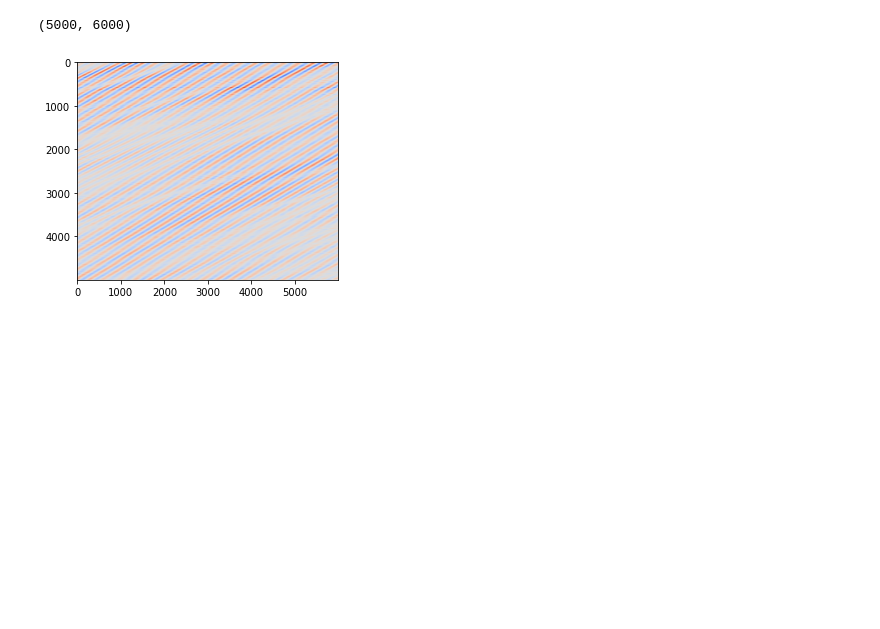
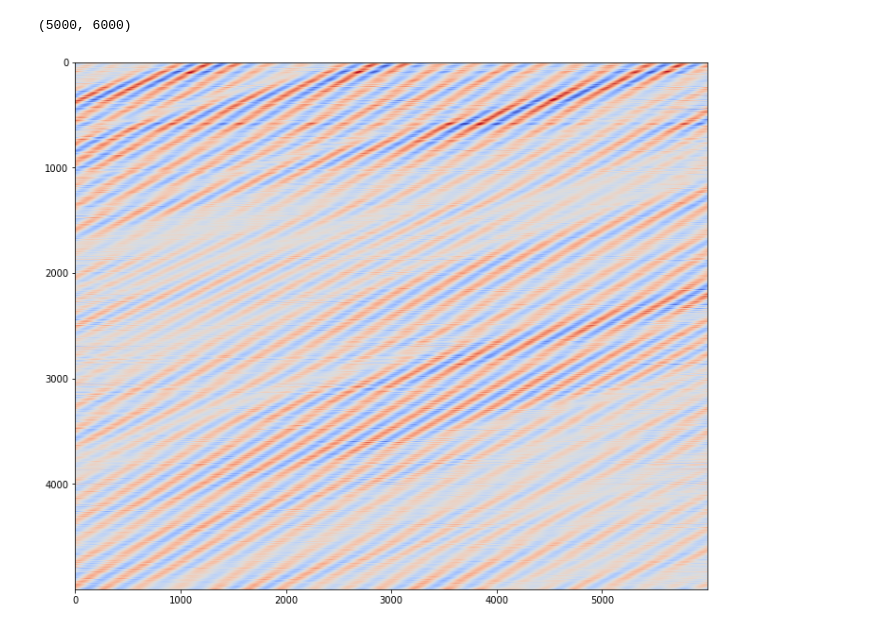
Before and after one commit to Laurd11/sindy-das-new, a Jupyter notebook: final_model_ensemble.ipynb, the cells around one changed output. Cells and saved outputs as stored; diff of their text form; code cells hidden in the pictures; blank space fills up the shorter version.

```diff
--- a/final_model_ensemble.ipynb
+++ b/final_model_ensemble.ipynb
@@ -117,7 +188,10 @@ printEnsemble(h_U, feats,median=True)
 # %%
 hh =np.load("/home/ldoyle/notebooks/ensembleSINDyArrays_50/2021-11-01T2311_unfiltered_thresh_1.00E-01.npy")
 # %%
-working_dat = np.load("/home/ldoyle/notebooks/channel_drift_5_min_clips/rad_4_smoothed_decimated_normalized_5_min_start_South-C1-LR-95km-P1kHz-GL50m-SP2m-FS200Hz_2021-11-01T231114Z.npy")
+working_dat = np.load("/home/ldoyle/notebooks/channel_drift_5_min_clips/normalized_5_min_start_South-C1-LR-95km-P1kHz-GL50m-SP2m-FS200Hz_2021-11-01T231114Z.npy")[:,::10]
+# working_dat = np.load("/home/ldoyle/notebooks/channel_drift_5_min_clips/rad_4_smoothed_decimated_normalized_5_min_start_South-C1-LR-95km-P1kHz-GL50m-SP2m-FS200Hz_2021-11-01T232114Z.npy")
+# working_dat = np.load("/home/ldoyle/notebooks/channel_drift_5_min_clips/rad_10_smoothed_decimated_normalized_5_min_start_South-C1-LR-95km-P1kHz-GL50m-SP2m-FS200Hz_2021-11-01T231114Z.npy")
+
 scaler_val = np.std(working_dat)
 working_dat = working_dat/scaler_val
 # working_dat = working_dat.reshape(working_dat.shape[0],working_dat.shape[1],1)
@@ -142,12 +216,15 @@ working_dat.shape
 (5000, 6000)
 # %%
 # dudt = 0.6768 *ux + 0.3174* uxxx# + 0.0033 *(working_dat**2) * ux + 0.0489* (working_dat**2) *uxxx
-dudt = 0.6369 *ux + 0.3017 * uxxx  -0.0161  *(working_dat**2) * ux  + -0.0070 * (working_dat**2) *uxxx # the GOODIE
-# dudt = 0.9971 *ux  + 0.0827 * uxxx + 0.0636 * (working_dat**2) *uxxx
+# dudt = 0.6369  + 0.3017 * uxxx  -0.0161  *(working_dat**2) * ux  + -0.0070 * (working_dat**2) *uxxx # the GOODIE
+# dudt = 0.6369 *ux + 0.3017 * uxxx
+# dudt = 0.713190 *ux + 0.343974 *uxxx  -0.016264 *(working_dat**2) * ux -0.005133 *(working_dat**2) * uxxx
+# dudt = 0.997098 *ux + 0.082712 *uxxx + 0.063571  * (working_dat**2) *uxxx
 # dudt = 0.9954 *ux + 0.0843 *uxxx + 0.0017 * (working_dat**2) *ux + 0.0015 * (working_dat) *uxxx + 0.0686 * (working_dat**2) *uxxx
-
+dudt = 0.7016 *ux + 0.3356 *uxxx -0.0149 *(working_dat**2) * ux -0.0026 *(working_dat**2) * uxxx
+plt.figure(figsize=(12,12))
 plt.imshow(dudt,vmin=-0.1,vmax=0.1,cmap="coolwarm")
 plt.show()
 # %% [output]
-[figure, old version]
+[figure, new version]
 # %%
```
Also changed, not shown: parts of 25 cells of this notebook, 3 other files.
